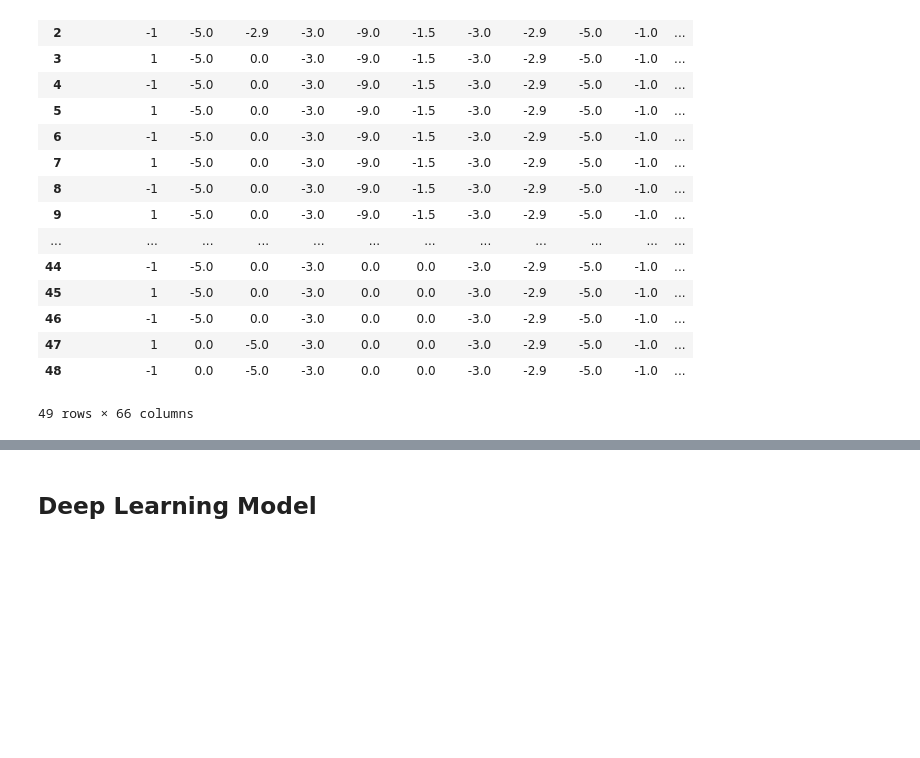
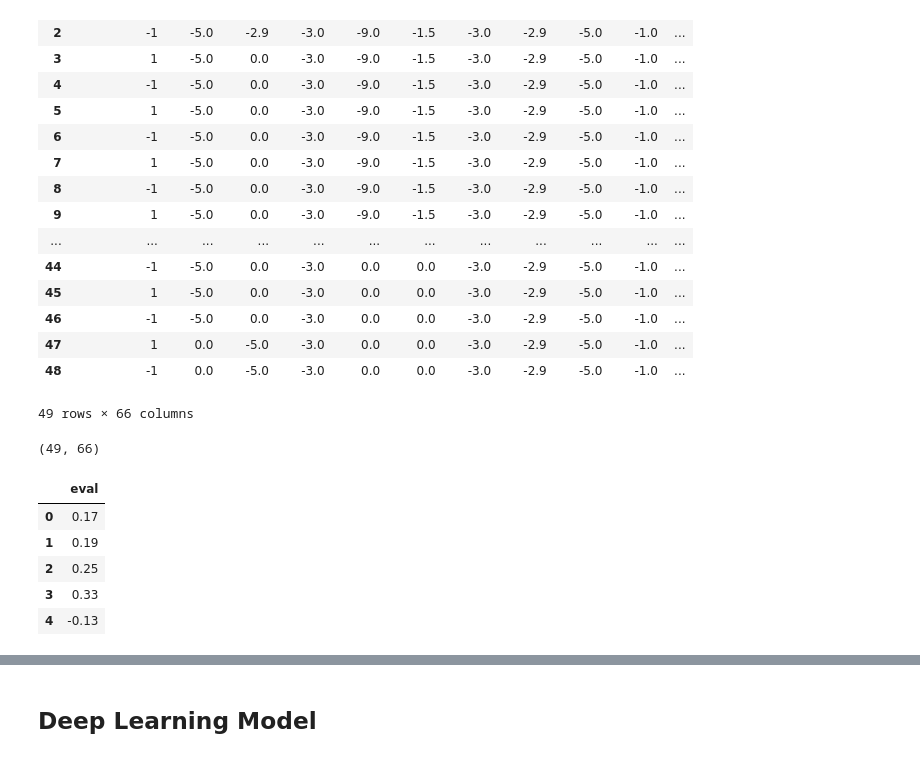
Before and after one commit to FlorianHensel/queen_slayer, a Jupyter notebook: QueenSlayerNN.ipynb, the cells around one changed output, grey strips where cells are left out. Drawn from its saved outputs; the diff is of its cells as text; code cells hidden in the pictures; blank space fills up the shorter version.

```diff
--- a/QueenSlayerNN.ipynb
+++ b/QueenSlayerNN.ipynb
@@ -28,3 +28,7 @@ df
 | 47 | 1 | 0.0 | -5.0 | -3.0 | 0.0 | 0.0 | -3.0 | -2.9 | -5.0 | -1.0 | ... |
 | 48 | -1 | 0.0 | -5.0 | -3.0 | 0.0 | 0.0 | -3.0 | -2.9 | -5.0 | -1.0 | ... |
 49 rows × 66 columns
+# %%
+df.shape
+# %% [output]
+(49, 66)
@@ -30,0 +37,11 @@ df
+# %%
+y = df[["eval"]]
+# %%
+y.head()
+# %% [output]
+|  | eval |
+| 0 | 0.17 |
+| 1 | 0.19 |
+| 2 | 0.25 |
+| 3 | 0.33 |
+| 4 | -0.13 |
```
Also changed, not shown: parts of 7 cells of this notebook.
